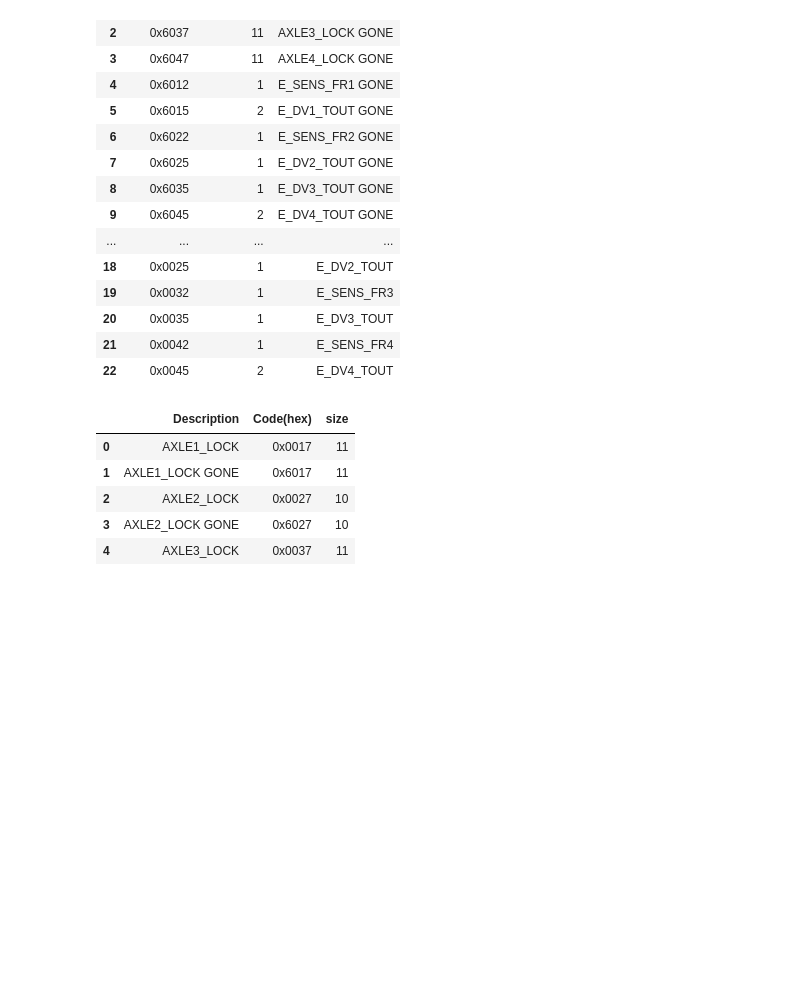
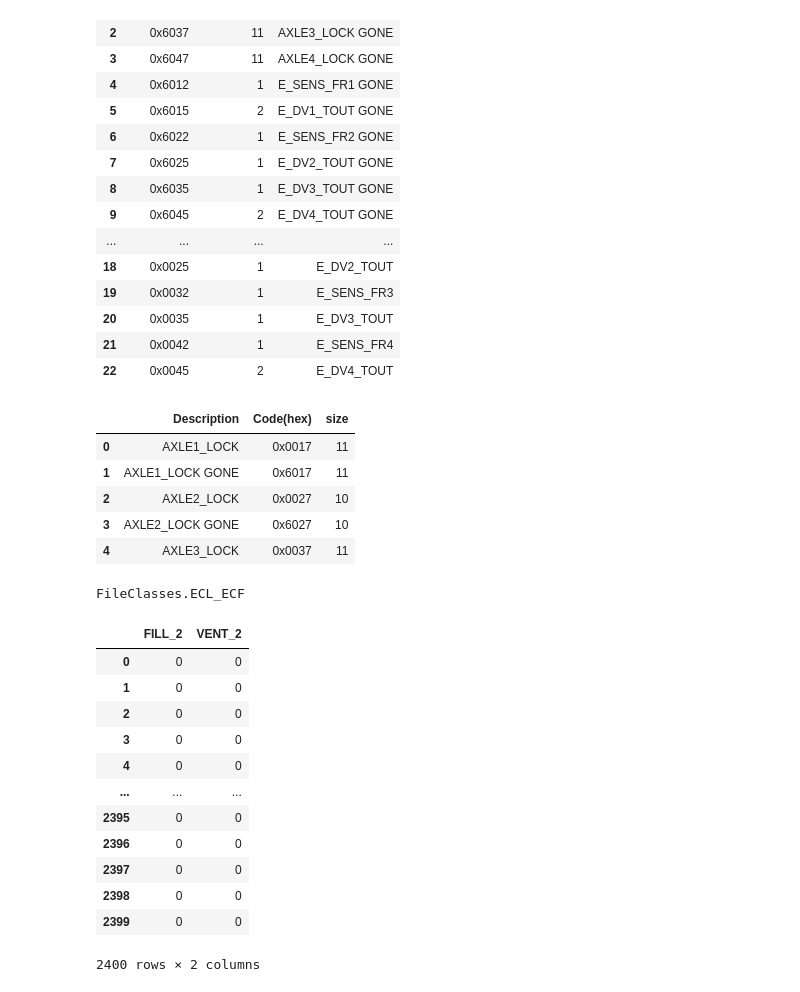
Before and after one commit to HarshSahu23/Wabtec3_BrakesGUI_shared, a Jupyter notebook: exploratory/explore.ipynb, the cells around one changed output. Saved outputs shown, nothing was run; the diff lists cells and outputs as text; code cells hidden in the pictures; blank space fills up the shorter version.

Commit message:
Added functinality to read other type of csv as well More other log dmp csv is being read in dmp variables

```diff
--- a/exploratory/explore.ipynb
+++ b/exploratory/explore.ipynb
@@ -99,3 +119,28 @@ summary.head()
 | 2 | AXLE2_LOCK | 0x0027 | 10 |
 | 3 | AXLE2_LOCK GONE | 0x6027 | 10 |
 | 4 | AXLE3_LOCK | 0x0037 | 11 |
+# %%
+# def file_classifier(file_path):
+import sys
+sys.path.append("../")
+from src.backend.data_handler import DataHandler
+from src.backend.data_handler import FileClasses
+import pandas as pd
+
+def get_file_class(file_path):
+    df = pd.read_csv(file_path, nrows=50)
+
+    file_type_and_col_names = {
+        FileClasses.ECL_ECF : ["ERROR CODE LISTING", "Code(hex)", "Ticks(hex)"],
+        FileClasses.DMP_LOG : ["MOD_TICK", "MONTIME"]
+    }
+
+    for column_name in df.columns:
+        for file_class, column_list in file_type_and_col_names.items():
+            for column in column_list:
+                if(column_name.find(column) != -1):
+                    return file_class
+
+print(get_file_class("../csv/Error 2.csv"))
+# %% [output]
+FileClasses.ECL_ECF
@@ -101,0 +149,17 @@ summary.head()
+# %%
+dh = DataHandler("../csv")
+display(dh.filtered_dmp)
+# %% [output]
+|  | FILL_2 | VENT_2 |
+| 0 | 0 | 0 |
+| 1 | 0 | 0 |
+| 2 | 0 | 0 |
+| 3 | 0 | 0 |
+| 4 | 0 | 0 |
+| ... | ... | ... |
+| 2395 | 0 | 0 |
+| 2396 | 0 | 0 |
+| 2397 | 0 | 0 |
+| 2398 | 0 | 0 |
+| 2399 | 0 | 0 |
+2400 rows × 2 columns
```
Also changed, not shown: parts of 2 cells of this notebook, 1 other file.
